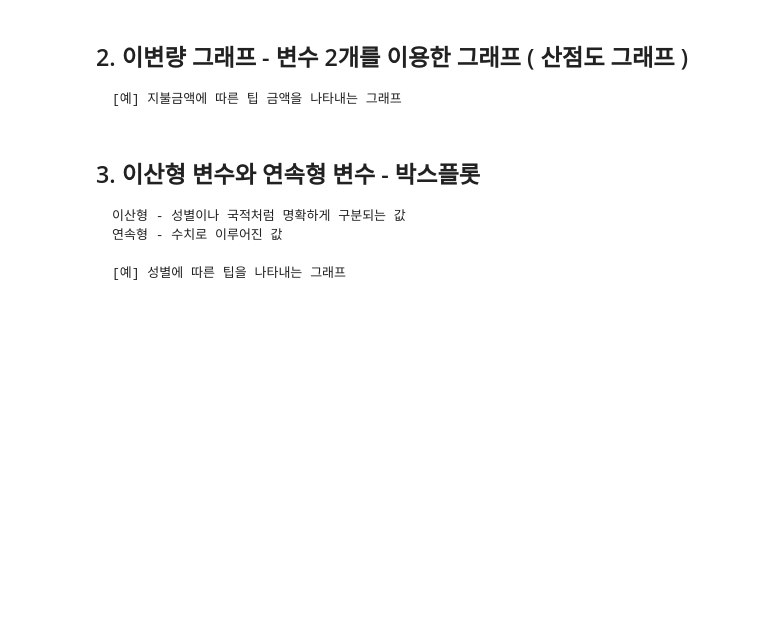
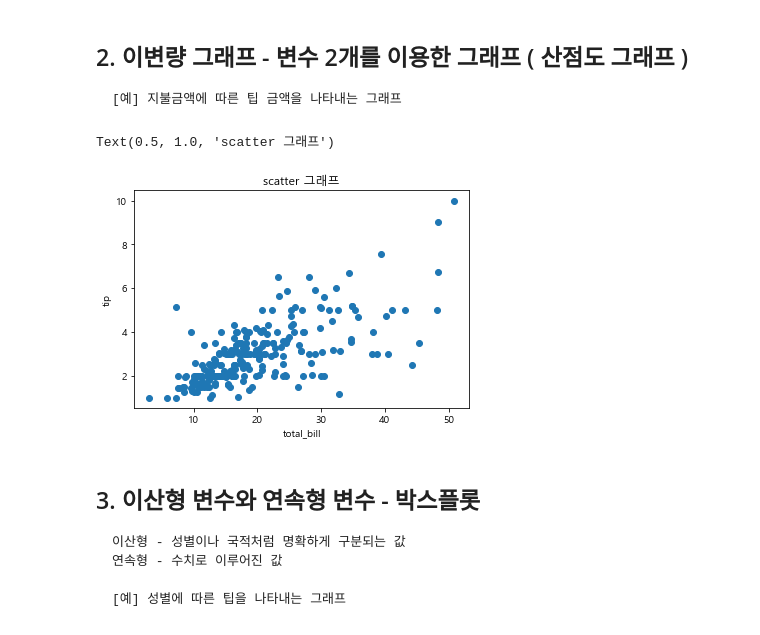
Before and after one commit to 201411096/kosmo_PythonBasic, a Jupyter notebook: eAnalysis/03_matplotlib_class/Ex05_그래프종류.ipynb, the cells around one changed output. Cells and saved outputs as stored; diff of their text form; code cells hidden in the pictures; blank space fills up the shorter version.

```diff
--- a/eAnalysis/03_matplotlib_class/Ex05_그래프종류.ipynb
+++ b/eAnalysis/03_matplotlib_class/Ex05_그래프종류.ipynb
@@ -37,3 +59,14 @@ rc('font', family='Malgun Gothic') #맑은 고딕
+# %%
+# 여기에 코드
+
+plt.scatter(tips['total_bill'], tips['tip'])
+# x축 y축 제목 추가
+plt.xlabel('total_bill')
+plt.ylabel('tip')
+plt.title('지불금액에 따른 팁의 scatter 그래프')
+# %% [output]
+Text(0.5, 1.0, 'scatter 그래프')
+[figure, added]
 # %% [markdown]
 ## 3. 이산형 변수와 연속형 변수 - 박스플롯
     이산형 - 성별이나 국적처럼 명확하게 구분되는 값
```
Also changed, not shown: parts of 9 cells of this notebook, 3 other files.
